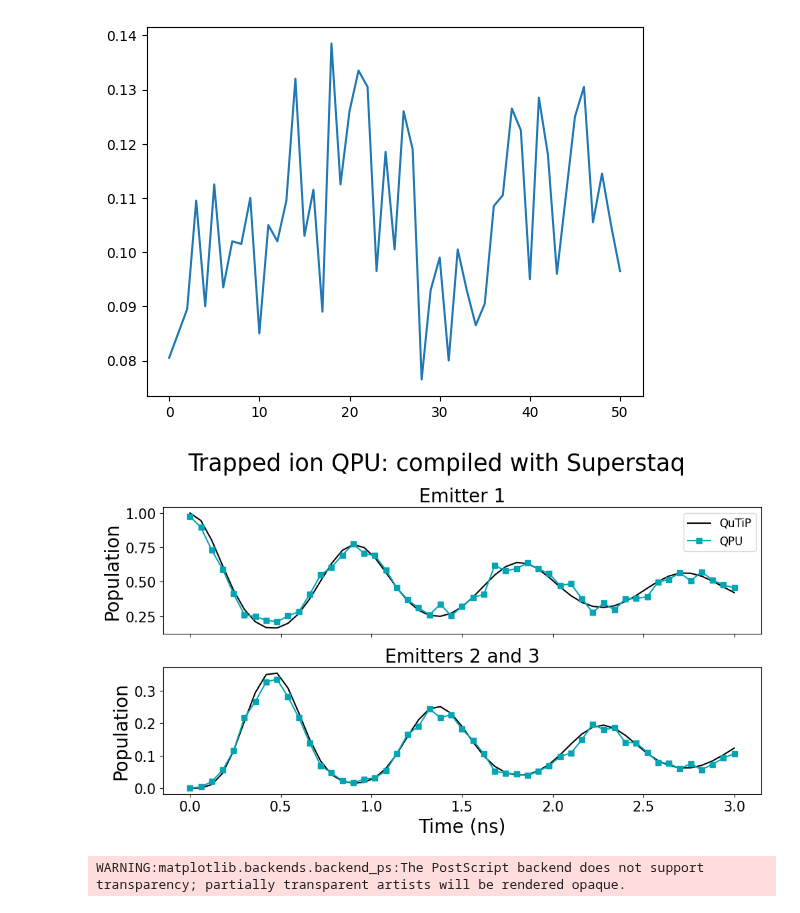
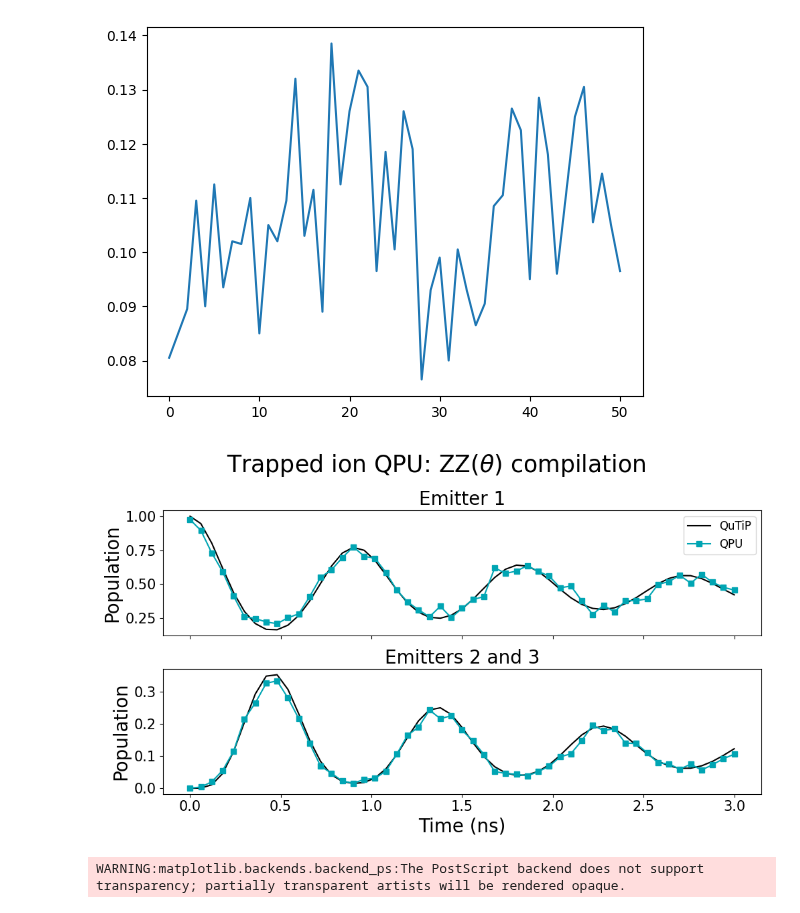
Before and after one commit to radulaski/CQED_quantum_simulation, a Jupyter notebook: notebooks/QSCOUT_Superstaq_compiled.ipynb, the cells around one changed output. Cells and saved outputs as stored; diff of their text form; code cells hidden in the pictures.

Commit message:
Change QSCOUT title to ZZ compilation

```diff
--- a/notebooks/QSCOUT_Superstaq_compiled.ipynb
+++ b/notebooks/QSCOUT_Superstaq_compiled.ipynb
@@ -46,28 +46,28 @@ qutip_results = solve_master_equation(N, g, kappa, initial_state, times)
 # %%
 fig, axes = plt.subplots(2, 1, figsize=(10, 6))
 
 axes[0].set_title("Emitter 1", fontsize=20)
 axes[0].plot(qutip_results.index, qutip_results["Emitter 1"], label="QuTiP", color='black')
 axes[0].plot(times, qscout["Emitter 1"], marker='s', label="QPU", color='#00a5b3')
 axes[0].set_ylabel("Population", fontsize=20)
 axes[0].legend(fontsize=12)
 axes[0].tick_params(axis='y', labelsize=15)
 axes[0].set_xticklabels([])
 
 axes[1].set_title("Emitters 2 and 3", fontsize=20)
 axes[1].plot(qutip_results.index, qutip_results["Emitter 2"], label="QuTiP", color='black')
 axes[1].plot(times, qscout["Emitter 2"], marker='s', label="QPU", color='#00a5b3')
 
 axes[1].set_ylabel("Population", fontsize=20)
 axes[1].tick_params(axis='y', labelsize=15)
 axes[1].tick_params(axis='x', labelsize=15)
 
 axes[1].set_xlabel("Time (ns)", fontsize=20)
 
-fig.suptitle("Trapped ion QPU: compiled with Superstaq", fontsize=25)
+fig.suptitle(r"Trapped ion QPU: ZZ($\theta$) compilation", fontsize=25)
 plt.tight_layout()
 # %% [output]
-[figure, old version]
+[figure, new version]
 # %%
 fig.savefig("../figures/QSCOUT_superstaq.eps")
 # %% [output]
```
Also changed, not shown: 3 other files.
